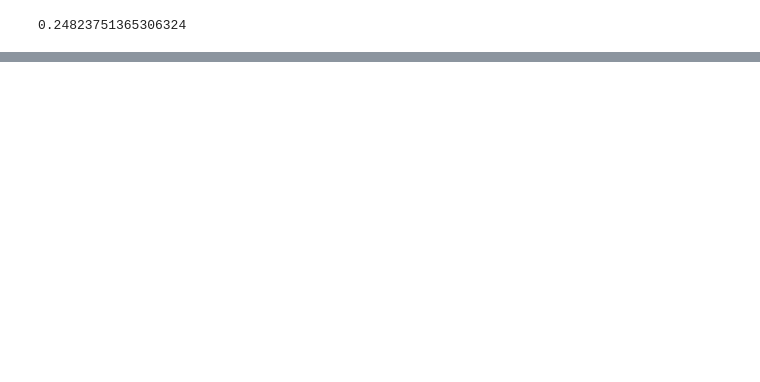
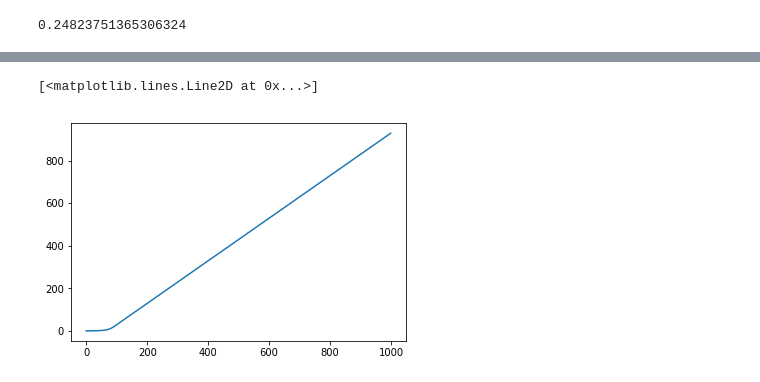
Before and after one commit to danielesreis/ads-proj3, a Jupyter notebook: experimento/graphs.ipynb, the cells around one changed output, grey strips where cells are left out. Cells and saved outputs as stored; diff of their text form; code cells hidden in the pictures; blank space fills up the shorter version.

```diff
--- a/experimento/graphs.ipynb
+++ b/experimento/graphs.ipynb
@@ -77,0 +94,5 @@ plt.savefig('X_n.png')
+# %%
+plt.plot(df['Q4'].astype('float64'))
+# %% [output]
+[<matplotlib.lines.Line2D at 0x...>]
+[figure, added]
```
Also changed, not shown: parts of 8 cells of this notebook, 3 other files.
